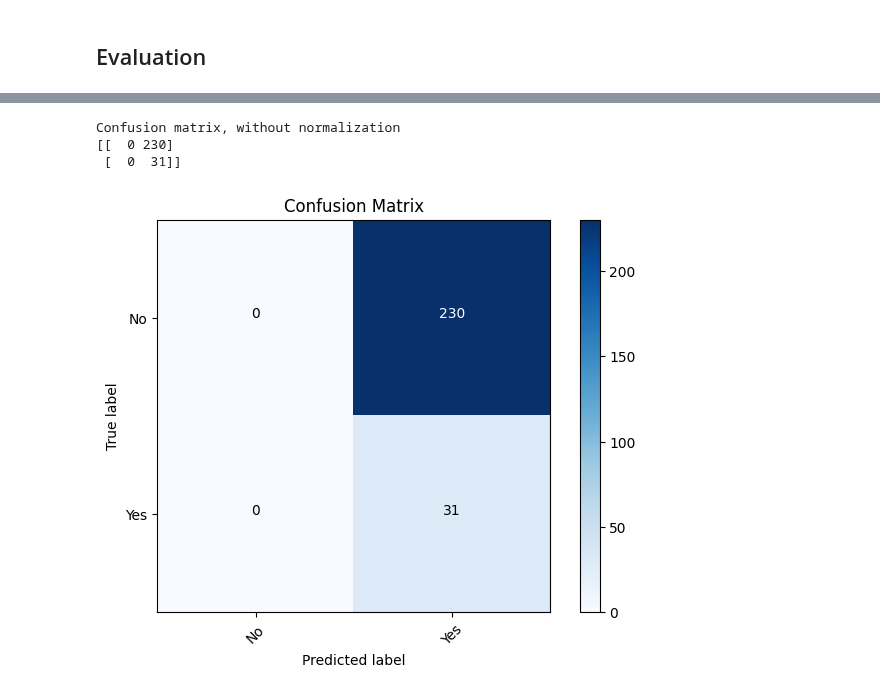
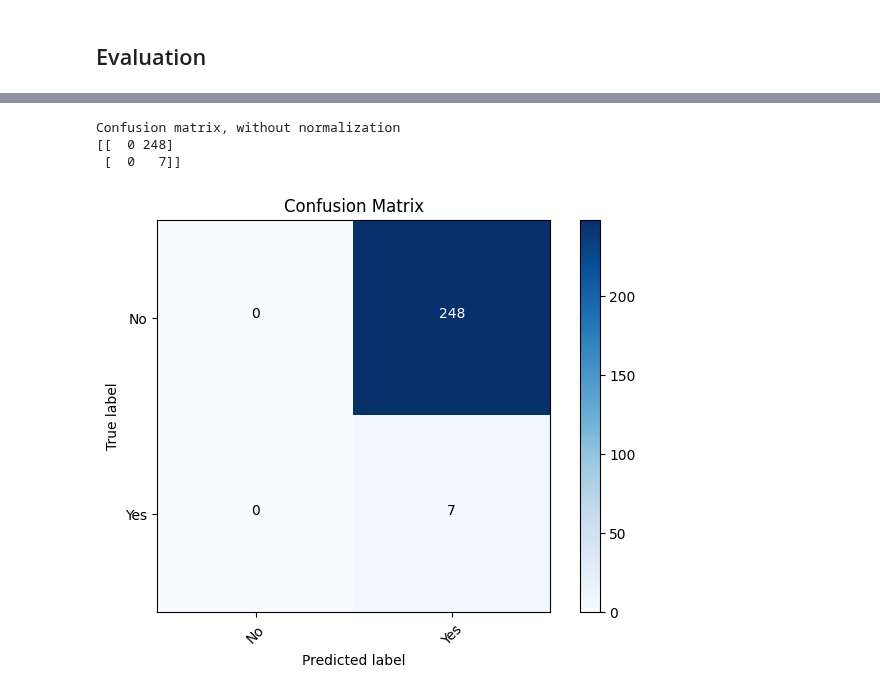
Before and after one commit to sfremy/astro_tools, a Jupyter notebook: prefold_automated.ipynb, the cells around one changed output, grey strips where cells are left out. Saved outputs shown, nothing was run; the diff lists cells and outputs as text; code cells hidden in the pictures.

```diff
--- a/prefold_automated.ipynb
+++ b/prefold_automated.ipynb
@@ -45,13 +45,20 @@ k47d = [604.43883,790.88576,977.36103,1163.84405,1350.36851]
 k47c = [246.65182,550.47424,850.97978,1154.79184]
 
 k47 = np.concatenate((k47b,k47d,k47c))
+
+time_dict = {12351927: k413,
+             9632895: k453,
+             4862625: k64,
+             6504534: k1661,
+             6762829: k38,
+             10020423: k47}
 # %% [markdown]
 ## Setup
 - Download requested light curve
 - Stitch segments together
 - Take care of obvious errors
 # %%
-kic = 10020423
+kic = 6762829
 
 # Get Kepler observations & stitch together
 search_result = lk.search_lightcurve(f'KIC {kic}', author = 'Kepler', exptime = 1800)
@@ -222,31 +233,31 @@ array([1., 1., 1., 1., 1., 1., 1., 1., 1., 1., 1., 1., 1., 1., 1., 1., 1.,
 # %%
 import model_training_toolkit as modelkit
 
 t_ext = np.append(t, np.zeros(240 - len(t) % 240))  # Extend time array to match segments
 t_segments = np.split(t_ext, len(t_ext) // 240)  # Split into segments of 240
 
 true_segments = np.array([])
 
 for segment in t_segments:
-    if any(segment[0] < item < segment[-1] for item in k47):
+    if any(segment[0] < item < segment[-1] for item in time_dict[kic]):
         true_segments = np.append(true_segments, 1)
     else:
         true_segments = np.append(true_segments, 0)
 
 from sklearn.metrics import confusion_matrix
 
 cm = confusion_matrix(y_true=true_segments,
                       y_pred=predictions.flatten() > 0.5,
                       labels=[0, 1])
 
 modelkit.plot_confusion_matrix(cm=cm,
                       classes=['No','Yes'],
                       title='Confusion Matrix')
 # %% [output]
 Confusion matrix, without normalization
-[[  0 230]
- [  0  31]]
+[[  0 248]
+ [  0   7]]
-[figure, old version]
+[figure, new version]
 # %%
 tp_mask = (true_segments == 1) & (predictions == 1)
 fp_mask = (true_segments == 0) & (predictions == 1)
```
Also changed, not shown: parts of 5 cells of this notebook, 1 other file.
